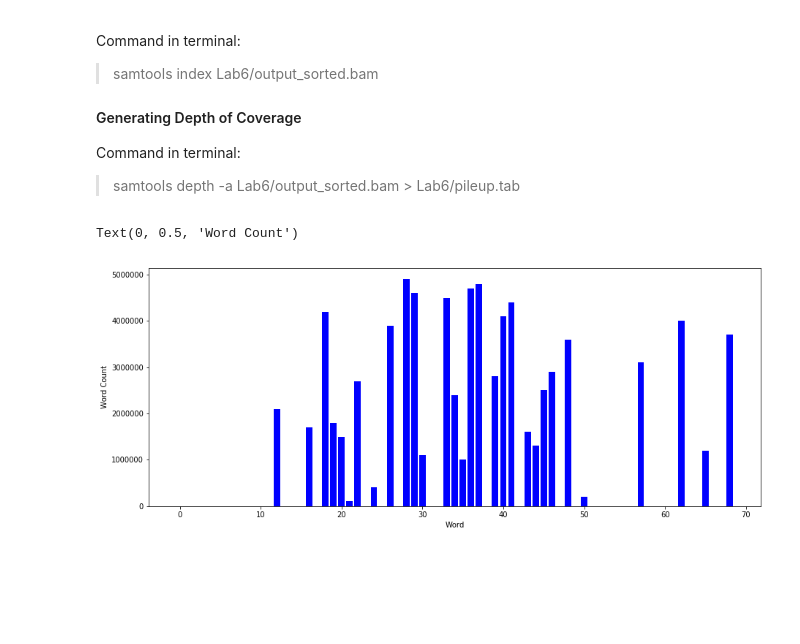
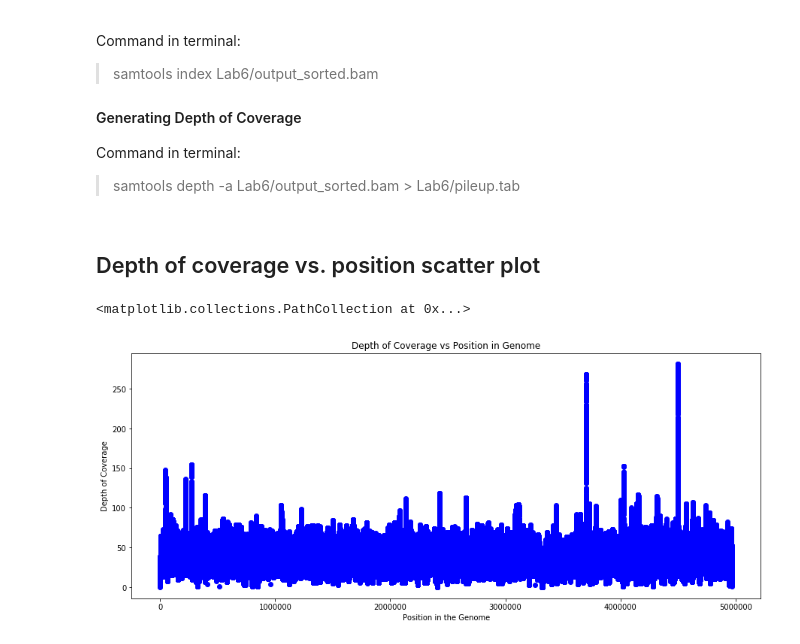
Before and after one commit to naserabd/bioe131lab6, a Jupyter notebook: Lab_6.ipynb, the cells around one changed output. Drawn from its saved outputs; the diff is of its cells as text; code cells hidden in the pictures; blank space fills up the shorter version.

```diff
--- a/Lab_6.ipynb
+++ b/Lab_6.ipynb
@@ -80,20 +80,24 @@ Command in terminal:
 #### Generating Depth of Coverage ####
 Command in terminal:
 >samtools depth -a Lab6/output_sorted.bam > Lab6/pileup.tab
+# %% [markdown]
+## Depth of coverage vs. position scatter plot
 # %%
 import matplotlib.pyplot as plt
 
+# Extract coverage
 fl = open("pileup.tab", "r").read()
 coverage = []
 for l in fl.split("\n")[:-1]:
     data = l.split("\t")
-    coverage.append(float(data[2]))
-#print(coverage[8000:9000])
+    coverage.append(int(data[2]))
 
+# plot depth of coverage vs position scatter plot
 plt.figure(figsize=(15,6))
-plt.bar(coverage[::100000],range(0,len(coverage),100000),color = ['blue'])
-plt.xlabel('Word')
-plt.ylabel('Word Count')
+plt.xlabel('Position in the Genome')
+plt.ylabel('Depth of Coverage')
+plt.title("Depth of Coverage vs Position in Genome")
+plt.scatter(range(len(coverage)), coverage, color = ['blue'])
 # %% [output]
-Text(0, 0.5, 'Word Count')
+<matplotlib.collections.PathCollection at 0x...>
-[figure, old version]
+[figure, new version]
```
Also changed, not shown: parts of 8 cells of this notebook.
